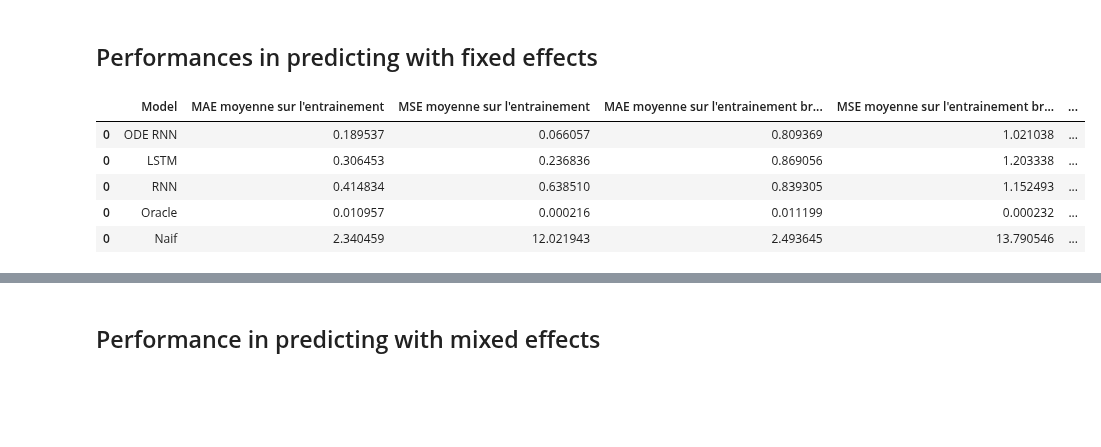
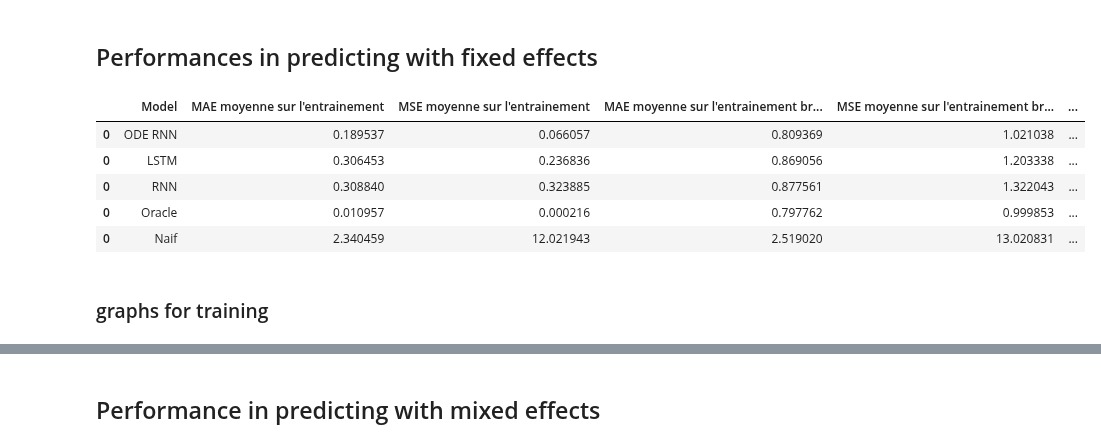
Before and after one commit to FrankwaP/subSISTM, a Jupyter notebook: models/ODE-RNN/Report.ipynb, the cells around one changed output, grey strips where cells are left out. Saved outputs shown, nothing was run; the diff lists cells and outputs as text; code cells hidden in the pictures; blank space fills up the shorter version.

Commit message:
changes to reporting to fix columns content

```diff
--- a/models/ODE-RNN/Report.ipynb
+++ b/models/ODE-RNN/Report.ipynb
@@ -74,14 +106,16 @@ res_mixed = pd.concat((res_py_mixed, res_oracle_mixed, res_naif_mixed))
 # %% [markdown]
 ## Performances in predicting with fixed effects
 # %%
-res_fixed[[c for c in res_fixed.columns if 'Erreur' not in c]]
+res_fixed[[c for c in res_fixed.columns if '_' not in c]]
 # %% [output]
 |  | Model | MAE moyenne sur l'entrainement | MSE moyenne sur l'entrainement | MAE moyenne sur l'entrainement br... | MSE moyenne sur l'entrainement br... | ... |
 | 0 | ODE RNN | 0.189537 | 0.066057 | 0.809369 | 1.021038 | ... |
 | 0 | LSTM | 0.306453 | 0.236836 | 0.869056 | 1.203338 | ... |
-| 0 | RNN | 0.414834 | 0.638510 | 0.839305 | 1.152493 | ... |
-| 0 | Oracle | 0.010957 | 0.000216 | 0.011199 | 0.000232 | ... |
-| 0 | Naif | 2.340459 | 12.021943 | 2.493645 | 13.790546 | ... |
+| 0 | RNN | 0.308840 | 0.323885 | 0.877561 | 1.322043 | ... |
+| 0 | Oracle | 0.010957 | 0.000216 | 0.797762 | 0.999853 | ... |
+| 0 | Naif | 2.340459 | 12.021943 | 2.519020 | 13.020831 | ... |
+# %% [markdown]
+### graphs for training
 # %%
 n = 5
 ex = np.random.choice(pd.unique(pred_py['individus']), n)
```
Also changed, not shown: parts of 13 cells of this notebook, 1 other file.
